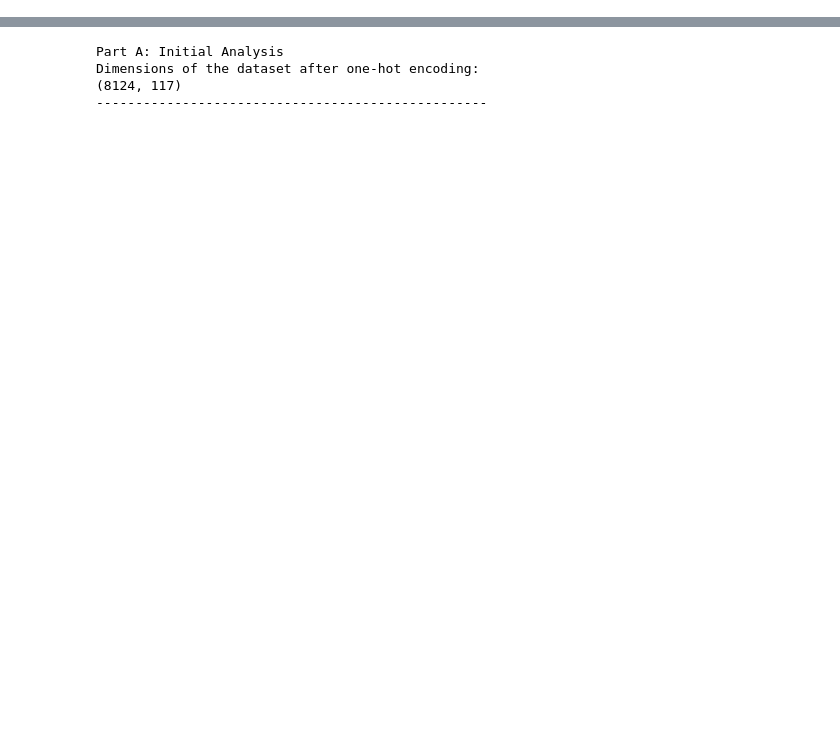
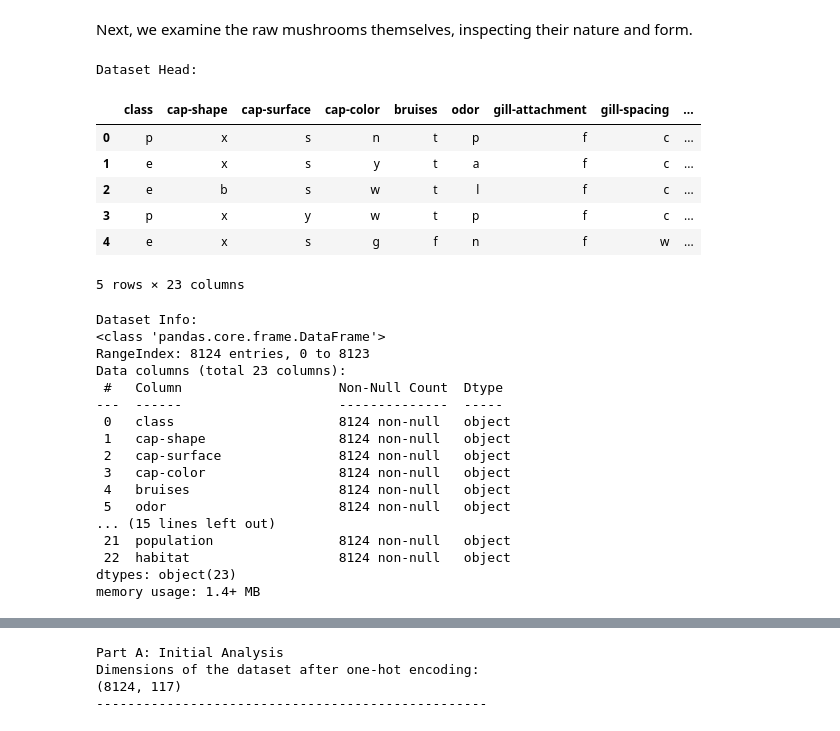
Before and after one commit to shriprasad15/-DA5401-JUL-NOV-2025-assignment-2-shriprasad15, a Jupyter notebook: da25e054.ipynb, the cells around one changed output, grey strips where cells are left out. Cells and saved outputs as stored; diff of their text form; code cells hidden in the pictures; blank space fills up the shorter version.

```diff
--- a/da25e054.ipynb
+++ b/da25e054.ipynb
@@ -11,2 +38,34 @@ from sklearn.metrics import classification_report, accuracy_score
+# %% [markdown]
+Next, we examine the raw mushrooms themselves, inspecting their nature and form.
 # %%
 df = pd.read_csv('mushrooms.csv')
+print("Dataset Head:")
+display(df.head())
+print("\nDataset Info:")
+df.info()
+# %% [output]
+Dataset Head:
+|  | class | cap-shape | cap-surface | cap-color | bruises | odor | gill-attachment | gill-spacing | ... |
+| 0 | p | x | s | n | t | p | f | c | ... |
+| 1 | e | x | s | y | t | a | f | c | ... |
+| 2 | e | b | s | w | t | l | f | c | ... |
+| 3 | p | x | y | w | t | p | f | c | ... |
+| 4 | e | x | s | g | f | n | f | w | ... |
+5 rows × 23 columns
+Dataset Info:
+<class 'pandas.core.frame.DataFrame'>
+RangeIndex: 8124 entries, 0 to 8123
+Data columns (total 23 columns):
+ #   Column                    Non-Null Count  Dtype
+---  ------                    --------------  -----
+ 0   class                     8124 non-null   object
+ 1   cap-shape                 8124 non-null   object
+ 2   cap-surface               8124 non-null   object
+ 3   cap-color                 8124 non-null   object
+ 4   bruises                   8124 non-null   object
+ 5   odor                      8124 non-null   object
+... (15 lines left out)
+ 21  population                8124 non-null   object
+ 22  habitat                   8124 non-null   object
+dtypes: object(23)
+memory usage: 1.4+ MB
```
Also changed, not shown: parts of 26 cells of this notebook.
